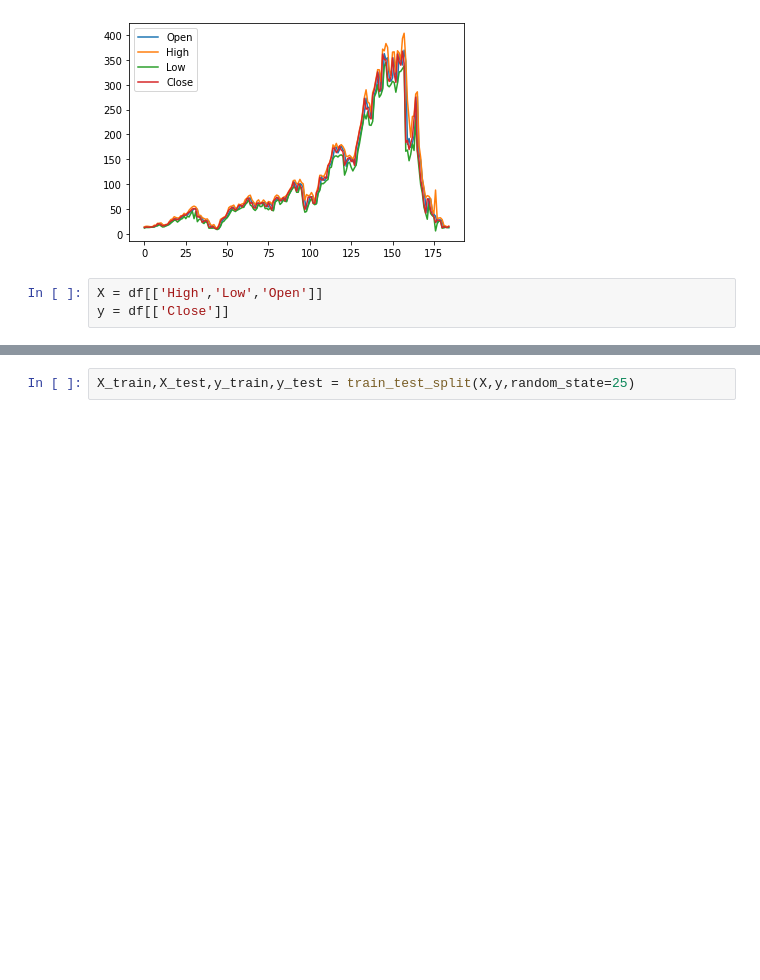
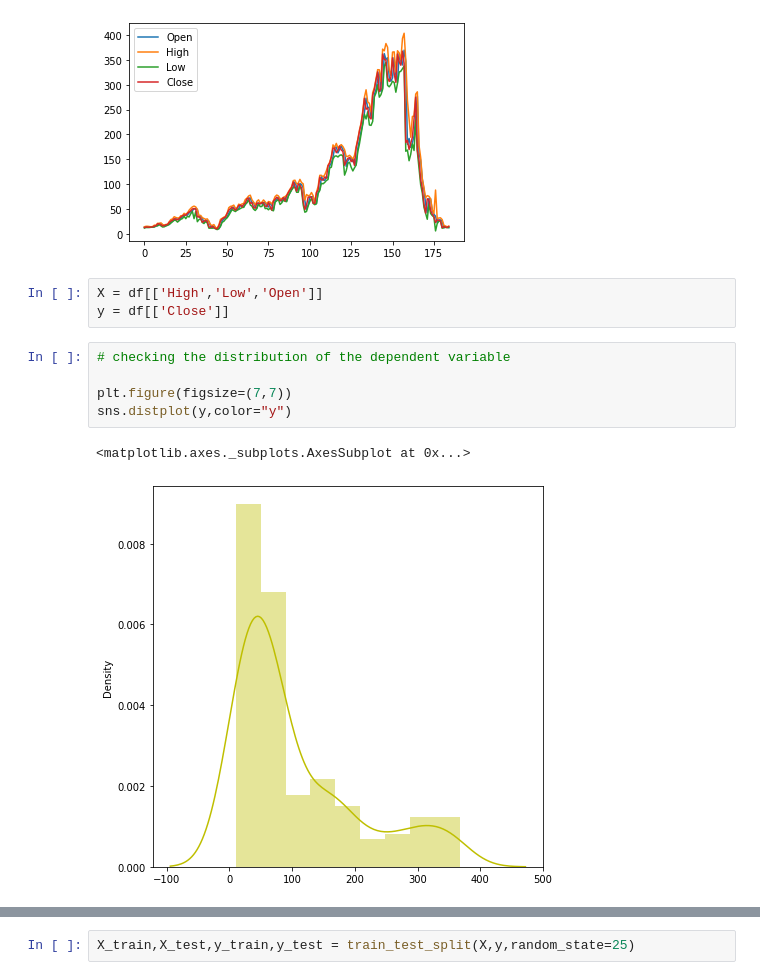
Before and after one commit to 01aleem/Yes-Bank-Stock-Closing-Price-Prediction, a Jupyter notebook: Stock_Price_Prediction.ipynb, the cells around one changed output, grey strips where cells are left out. Drawn from its saved outputs; the diff is of its cells as text; blank space fills up the shorter version.

```diff
--- a/Stock_Price_Prediction.ipynb
+++ b/Stock_Price_Prediction.ipynb
@@ -105,3 +111,11 @@ df.plot.line()
 # %%
 X = df[['High','Low','Open']]
 y = df[['Close']]
+# %%
+# checking the distribution of the dependent variable
+
+plt.figure(figsize=(7,7))
+sns.distplot(y,color="y")
+# %% [output]
+<matplotlib.axes._subplots.AxesSubplot at 0x...>
+[figure, added]
```
Also changed, not shown: parts of 3 cells of this notebook.
